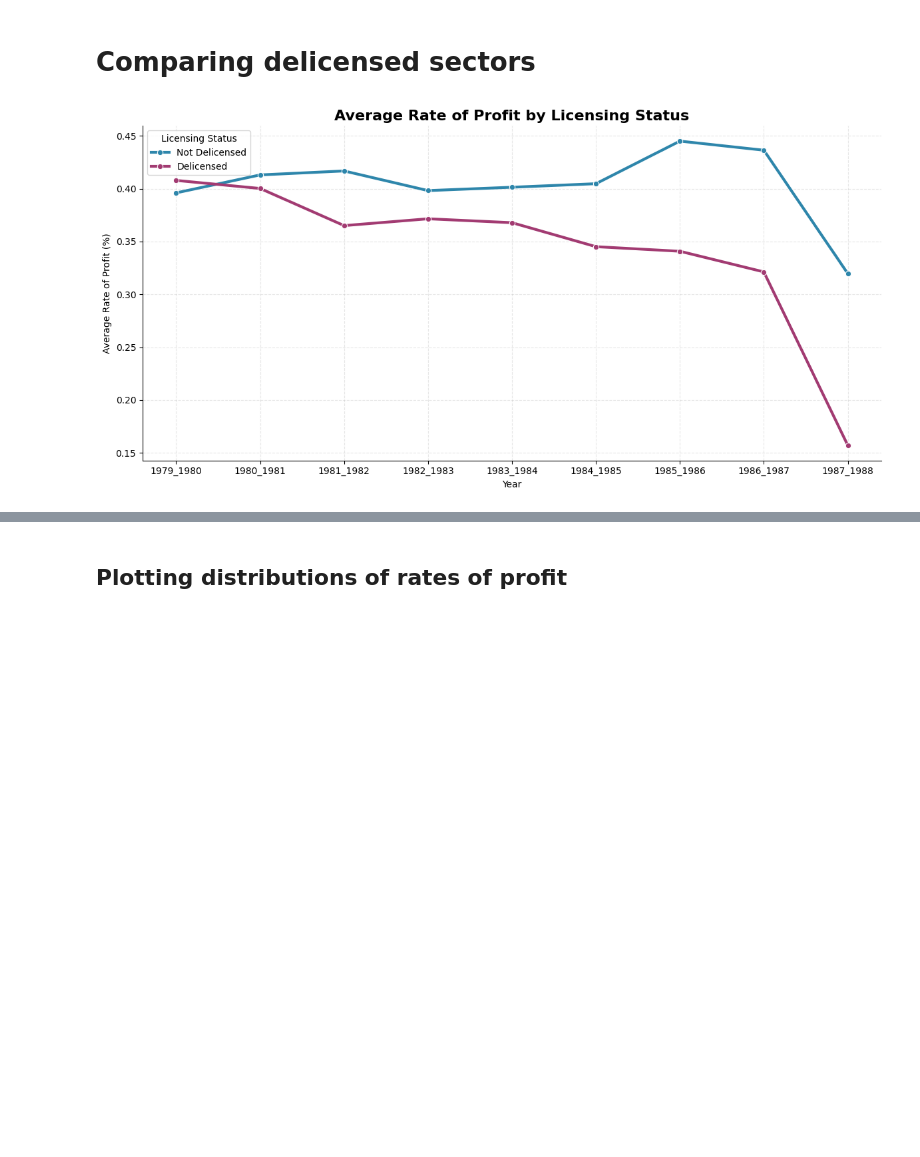
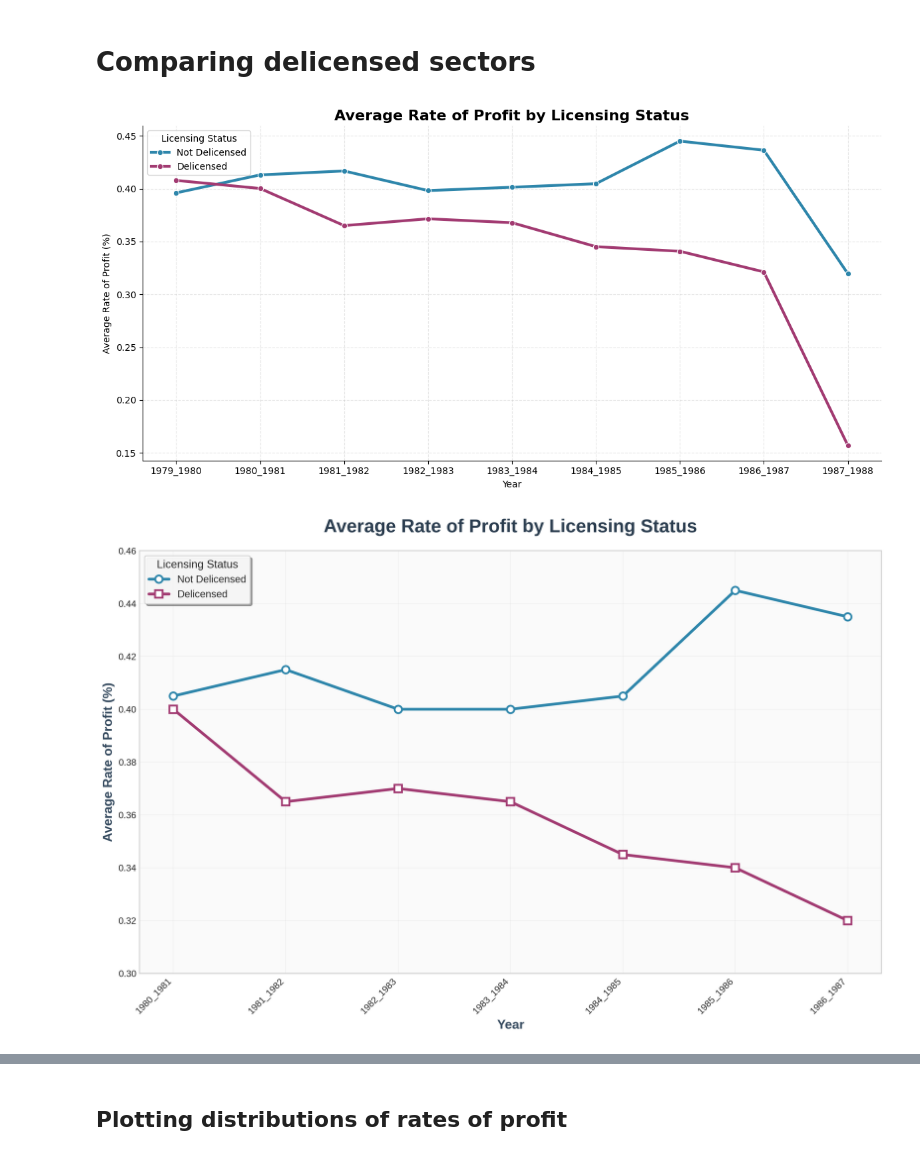
Before and after one commit to kabeerbora/1980s_delin, a Jupyter notebook: Panel_79_89_v2.ipynb, the cells around one changed output, grey strips where cells are left out. Saved outputs shown, nothing was run; the diff lists cells and outputs as text; code cells hidden in the pictures; blank space fills up the shorter version.

```diff
--- a/Panel_79_89_v2.ipynb
+++ b/Panel_79_89_v2.ipynb
@@ -506,3 +506,93 @@ plt.tight_layout()
 plt.show()
 # %% [output]
 [figure]
+# %%
+import matplotlib.pyplot as plt
+import numpy as np
+
+# Data extracted from the chart (excluding 1979_1980 and 1987_1988)
+years = ['1980_1981', '1981_1982', '1982_1983', '1983_1984', '1984_1985', '1985_1986', '1986_1987']
+not_delicensed = [0.405, 0.415, 0.40, 0.40, 0.405, 0.445, 0.435]
+delicensed = [0.40, 0.365, 0.37, 0.365, 0.345, 0.34, 0.32]
+
+# Create the figure with high DPI for crisp quality
+plt.figure(figsize=(12, 8), dpi=300)
+
+# Set the style for a modern look
+plt.style.use('seaborn-v0_8-whitegrid')
+
+# Create the plot with enhanced styling
+plt.plot(years, not_delicensed,
+         marker='o',
+         linewidth=3,
+         markersize=8,
+         color='#2E86AB',
+         label='Not Delicensed',
+         markerfacecolor='white',
+         markeredgewidth=2,
+         markeredgecolor='#2E86AB')
+
+plt.plot(years, delicensed,
+         marker='s',
+         linewidth=3,
+         markersize=8,
+         color='#A23B72',
+         label='Delicensed',
+         markerfacecolor='white',
+         markeredgewidth=2,
+         markeredgecolor='#A23B72')
+
+# Customize the plot
+plt.title('Average Rate of Profit by Licensing Status',
+          fontsize=20,
+          fontweight='bold',
+          pad=20,
+          color='#2C3E50')
+
+plt.xlabel('Year',
+           fontsize=14,
+           fontweight='semibold',
+           color='#34495E')
+
+plt.ylabel('Average Rate of Profit (%)',
+           fontsize=14,
+           fontweight='semibold',
+           color='#34495E')
+
+# Format y-axis to show percentages
+plt.gca().yaxis.set_major_formatter(plt.FuncFormatter(lambda y, _: f'{y:.2f}'))
+
+# Customize the legend
+plt.legend(title='Licensing Status',
+           title_fontsize=12,
+           fontsize=11,
+           loc='upper left',
+           frameon=True,
+           fancybox=True,
+           shadow=True,
+           framealpha=0.9)
+
+# Rotate x-axis labels for better readability
+plt.xticks(rotation=45, ha='right')
+
+# Add grid for better readability
+plt.grid(True, alpha=0.3, linestyle='-', linewidth=0.5)
+
+# Set y-axis limits for better visualization
+plt.ylim(0.30, 0.46)
+
+# Adjust layout to prevent label cutoff
+plt.tight_layout()
+
+# Add subtle background color
+plt.gca().set_facecolor('#FAFAFA')
+
+# Show the plot
+plt.show()
+
+print("Chart created successfully!")
+print(f"Data points for Not Delicensed: {not_delicensed}")
+print(f"Data points for Delicensed: {delicensed}")
+print(f"Years included: {years}")
+# %% [output]
+[figure, added]
```
Also changed, not shown: parts of 1 cell of this notebook.
